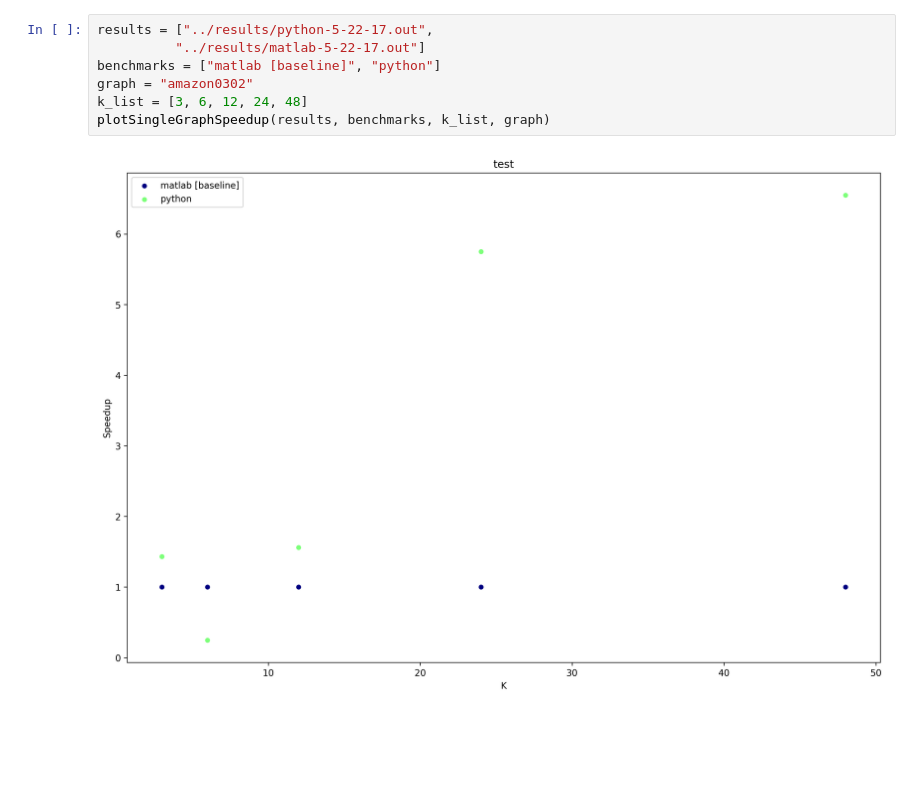
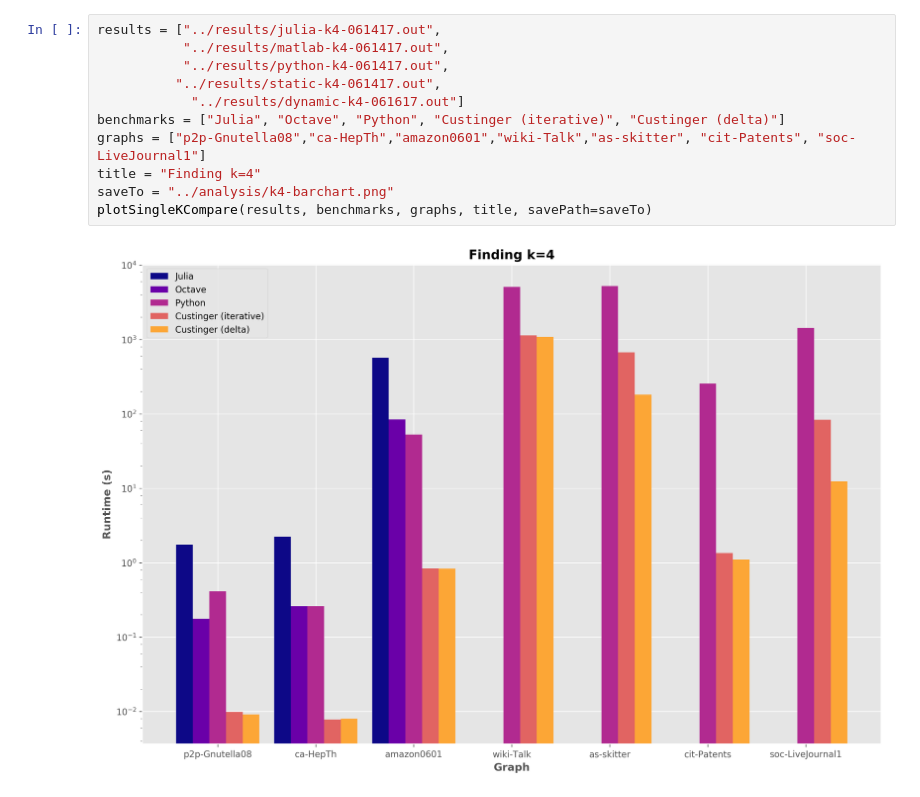
Before and after one commit to foxjas/GraphChallenge, a Jupyter notebook: analysis/ktruss-experiments.ipynb, the cells around one changed output. Drawn from its saved outputs; the diff is of its cells as text; blank space fills up the shorter version.

Commit message:
experiment plots

```diff
--- a/analysis/ktruss-experiments.ipynb
+++ b/analysis/ktruss-experiments.ipynb
@@ -162,9 +242,13 @@ plotMultiGraphSpeedup(results, benchmarks, graphs, 3)
-# %%
-results = ["../results/python-5-22-17.out",
-          "../results/matlab-5-22-17.out"]
-benchmarks = ["matlab [baseline]", "python"]
-graph = "amazon0302"
-k_list = [3, 6, 12, 24, 48]
-plotSingleGraphSpeedup(results, benchmarks, k_list, graph)
-# %% [output]
-[figure, removed]
+# %%
+results = ["../results/julia-k4-061417.out",
+           "../results/matlab-k4-061417.out",
+           "../results/python-k4-061417.out",
+          "../results/static-k4-061417.out",
+            "../results/dynamic-k4-061617.out"]
+benchmarks = ["Julia", "Octave", "Python", "Custinger (iterative)", "Custinger (delta)"]
+graphs = ["p2p-Gnutella08","ca-HepTh","amazon0601","wiki-Talk","as-skitter", "cit-Patents", "soc-LiveJournal1"]
+title = "Finding k=4"
+saveTo = "../analysis/k4-barchart.png"
+plotSingleKCompare(results, benchmarks, graphs, title, savePath=saveTo)
+# %% [output]
+[figure, added]
```
Also changed, not shown: parts of 13 cells of this notebook.
